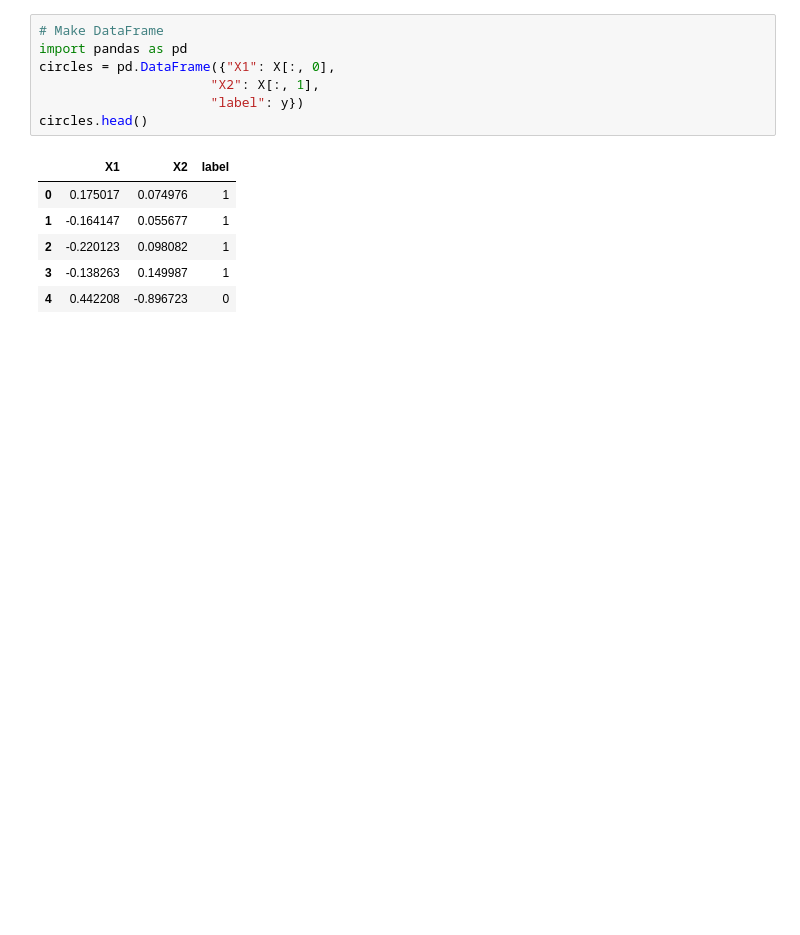
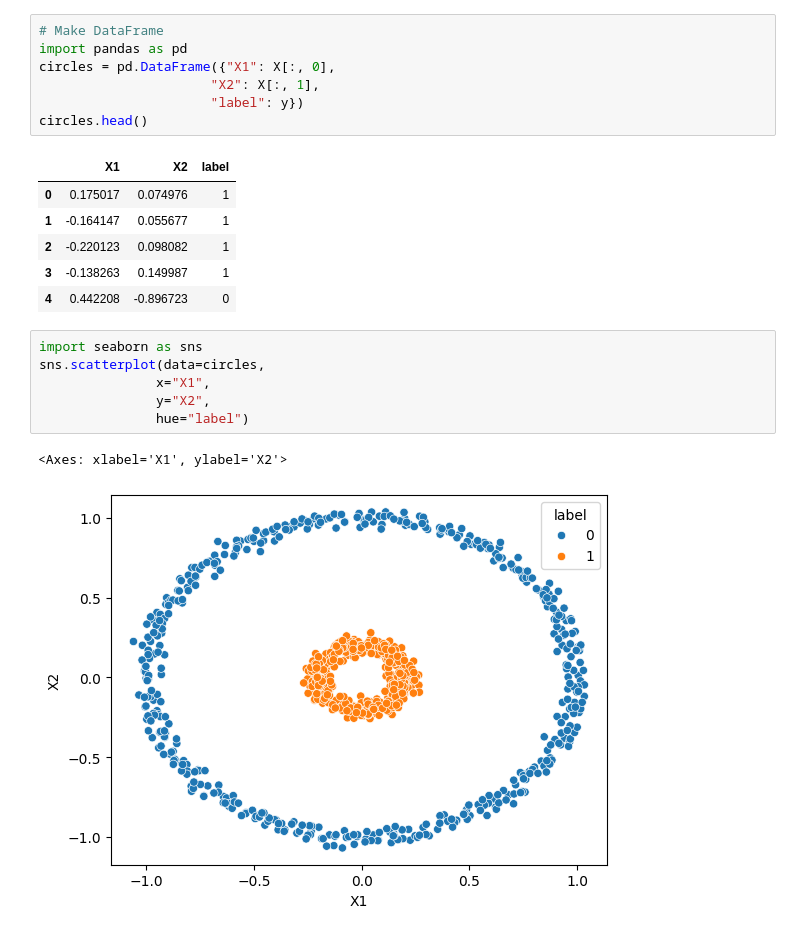
Before and after one commit to JonasHagstrom79/PyTorch, a Jupyter notebook: 02_neural_network_classification_with_pytorch.ipynb, the cells around one changed output. Drawn from its saved outputs; the diff is of its cells as text; blank space fills up the shorter version.

```diff
--- a/02_neural_network_classification_with_pytorch.ipynb
+++ b/02_neural_network_classification_with_pytorch.ipynb
@@ -29,3 +29,12 @@ circles.head()
 | 2 | -0.220123 | 0.098082 | 1 |
 | 3 | -0.138263 | 0.149987 | 1 |
 | 4 | 0.442208 | -0.896723 | 0 |
+# %%
+import seaborn as sns
+sns.scatterplot(data=circles,
+               x="X1",
+               y="X2",
+               hue="label")
+# %% [output]
+<Axes: xlabel='X1', ylabel='X2'>
+[figure, added]
```
Also changed, not shown: parts of 1 cell of this notebook.
